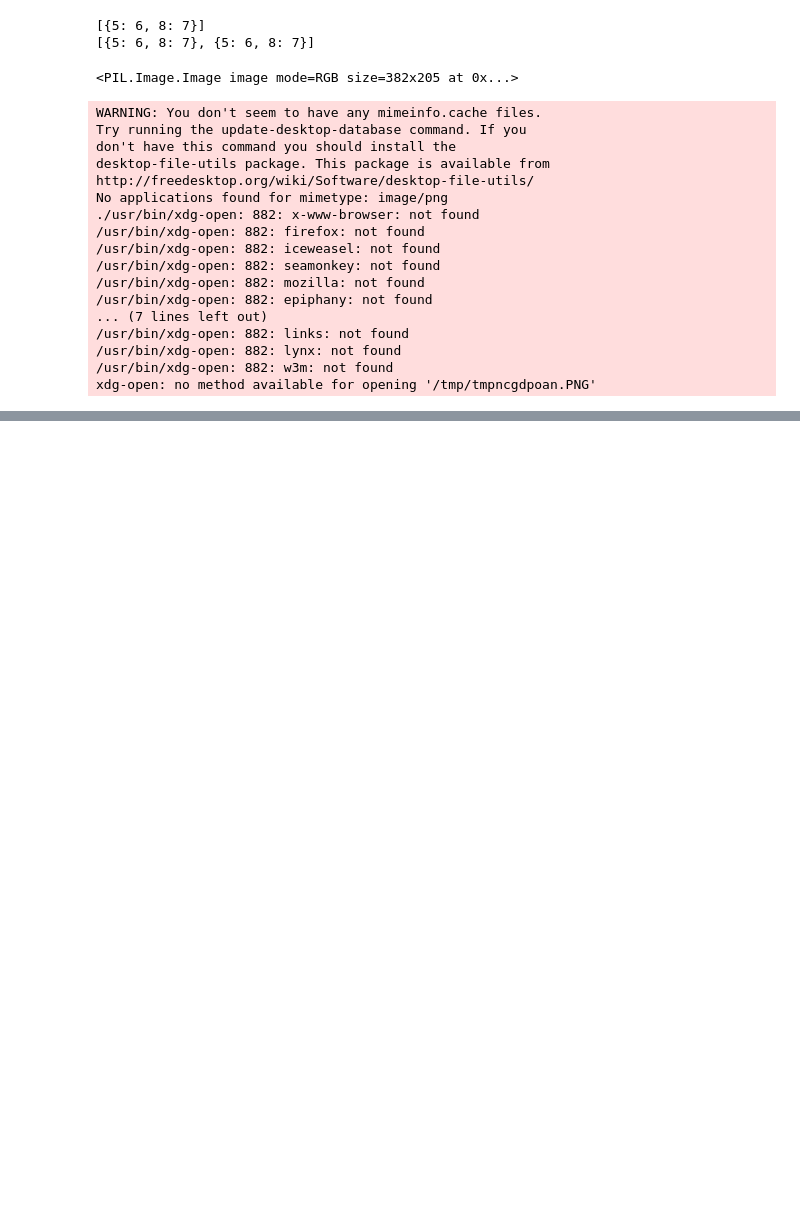
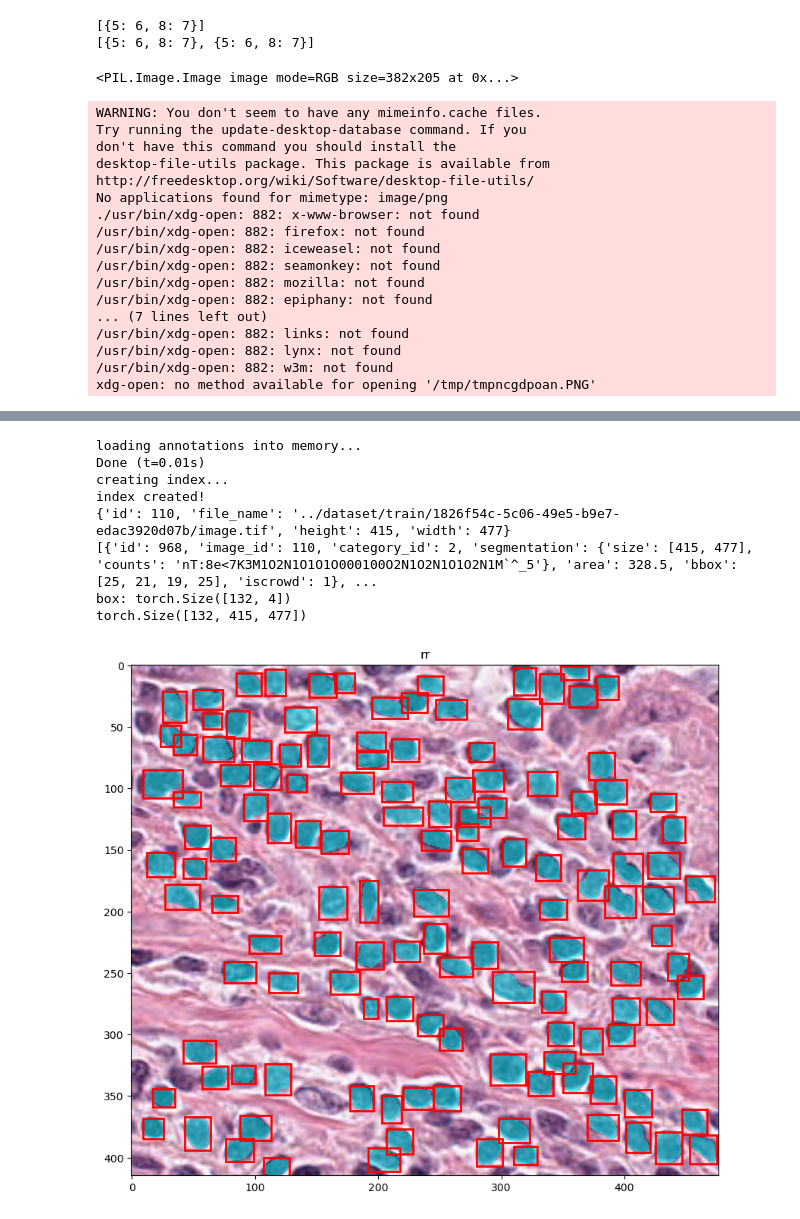
Before and after one commit to Potato-TW/visual_dl, a Jupyter notebook: lab3/src/test.ipynb, the cells around one changed output, grey strips where cells are left out. Drawn from its saved outputs; the diff is of its cells as text; code cells hidden in the pictures; blank space fills up the shorter version.

```diff
--- a/lab3/src/test.ipynb
+++ b/lab3/src/test.ipynb
@@ -484,0 +682,33 @@ box: (tensor([[108., 102., 134., 129.],
+# %%
+imgid = 110
+cc=COCO('../dataset/val_coco.json')
+img_info=cc.loadImgs(imgid)[0]
+print(img_info)
+imgAnn=cc.loadAnns(cc.getAnnIds(imgid))
+print(imgAnn)
+
+imgpath=img_info['file_name']
+# print(imgpath)
+img=cv2.imread(imgpath)
+# print(img.shape)
+imgtensor=T.ToTensor()(img)
+# print(imgtensor.shape)
+box=[b['bbox'] for b in imgAnn]
+# print(f'before box: {box}')
+boxtensor=torch.tensor(box)
+print(f'box: {boxtensor.shape}')
+seg=[decode_maskobj(b['segmentation']) for b in imgAnn]
+mask=torch.tensor(seg)
+print(mask.shape)
+
+show_image_with_boxes_and_masks(imgtensor, boxtensor, 'xywh', mask, 'rr')
+# %% [output]
+loading annotations into memory...
+Done (t=0.01s)
+creating index...
+index created!
+{'id': 110, 'file_name': '../dataset/train/1826f54c-5c06-49e5-b9e7-edac3920d07b/image.tif', 'height': 415, 'width': 477}
+[{'id': 968, 'image_id': 110, 'category_id': 2, 'segmentation': {'size': [415, 477], 'counts': 'nT:8e<7K3M1O2N1O1O1O000100O2N1O2N1O1O2N1M`^_5'}, 'area': 328.5, 'bbox': [25, 21, 19, 25], 'iscrowd': 1}, ...
+box: torch.Size([132, 4])
+torch.Size([132, 415, 477])
+[figure, added]
```
Also changed, not shown: parts of 10 cells of this notebook, 2 other files.
